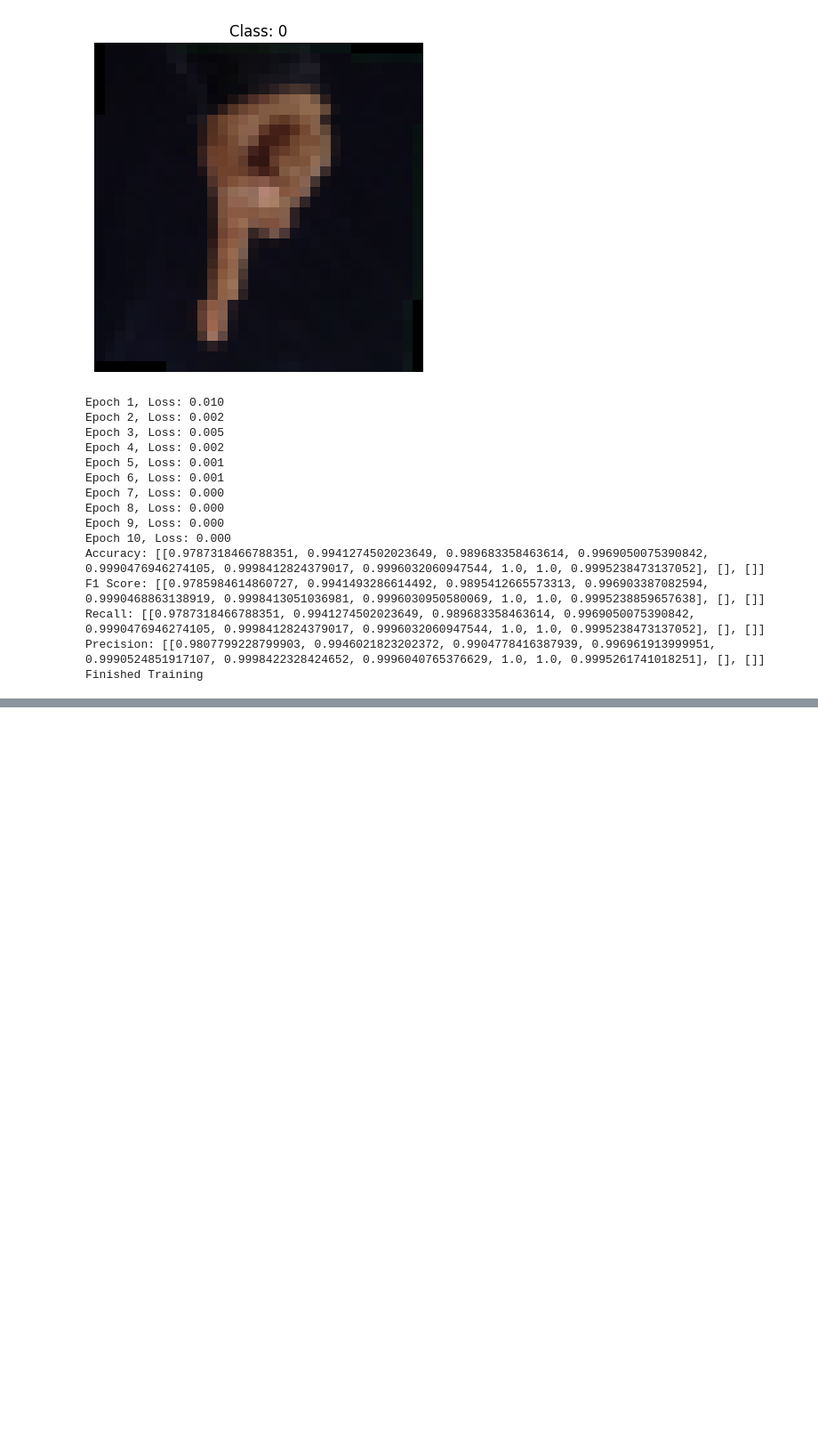
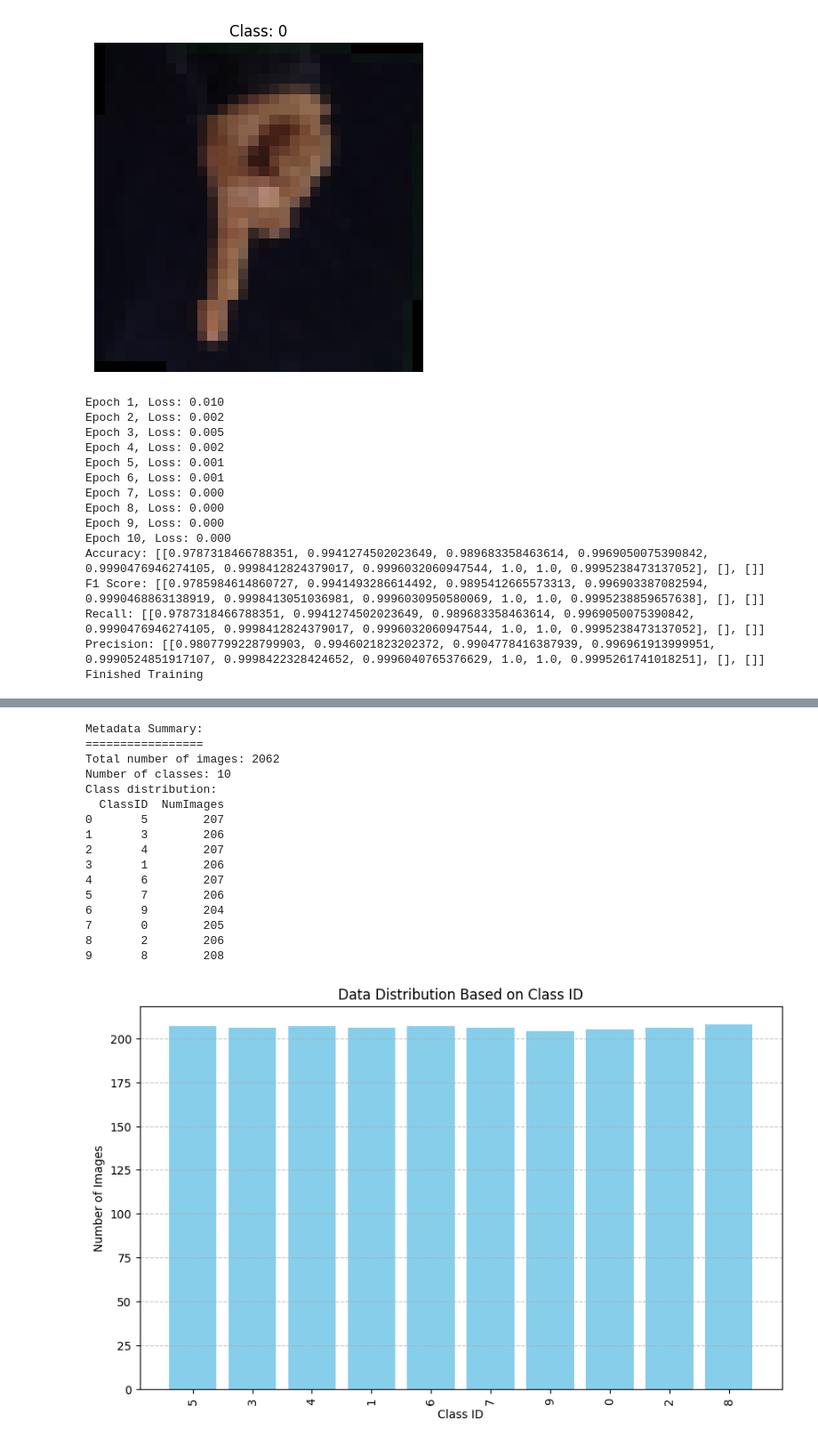
Before and after one commit to daivik1515/Sign-Language-Gesture-Classification, a Jupyter notebook: LeNet.ipynb, the cells around one changed output, grey strips where cells are left out. Shown at 89% size. Drawn from its saved outputs; the diff is of its cells as text; code cells hidden in the pictures; blank space fills up the shorter version.

Commit message:
Pre-processing of Sign language digits dataset

```diff
--- a/LeNet.ipynb
+++ b/LeNet.ipynb
@@ -465,0 +500,74 @@ Finished Training
+# %%
+import os
+import pandas as pd
+import matplotlib.pyplot as plt
+
+# Function to load the dataset and extract metadata
+def extract_metadata(dataset_path):
+    data = []
+    class_distribution = {}
+
+    # Loop through each class directory
+    for class_dir in os.listdir(dataset_path):
+        # Skip hidden files or directories (e.g., .DS_Store on macOS)
+        if class_dir.startswith('.'):
+            continue
+
+        # Use the directory name as the class label (no conversion to int)
+        class_id = class_dir
+        class_images = os.listdir(os.path.join(dataset_path, class_dir))
+
+        # Count the number of images in the class directory
+        class_distribution[class_id] = len(class_images)
+        data.append((class_id, len(class_images)))
+
+    # Convert data to DataFrame for easier manipulation and visualization
+    df = pd.DataFrame(data, columns=['ClassID', 'NumImages'])
+
+    # Calculate total number of images
+    total_images = df['NumImages'].sum()
+
+    # Display metadata
+    print("Metadata Summary:")
+    print("=================")
+    print("Total number of images:", total_images)
+    print("Number of classes:", len(df))
+    print("Class distribution:")
+    print(df)
+    print("")
+
+    return df, class_distribution
+
+# Path to the dataset
+dataset_path = "Sign-Language-Digits-Dataset-master/Sign-Language-Digits-Dataset-master/Dataset"
+
+# Extract metadata
+metadata_df, class_distribution = extract_metadata(dataset_path)
+
+# Plot the data distribution based on class ID
+plt.figure(figsize=(10, 6))
+plt.bar(class_distribution.keys(), class_distribution.values(), color='skyblue')
+plt.xlabel('Class ID')
+plt.ylabel('Number of Images')
+plt.title('Data Distribution Based on Class ID')
+plt.xticks(rotation=90)  # Rotate x-axis labels if there are many classes
+plt.grid(axis='y', linestyle='--', alpha=0.7)
+plt.show()
+# %% [output]
+Metadata Summary:
+=================
+Total number of images: 2062
+Number of classes: 10
+Class distribution:
+  ClassID  NumImages
+0       5        207
+1       3        206
+2       4        207
+3       1        206
+4       6        207
+5       7        206
+6       9        204
+7       0        205
+8       2        206
+9       8        208
+[figure, added]
```
Also changed, not shown: parts of 2 cells of this notebook.
